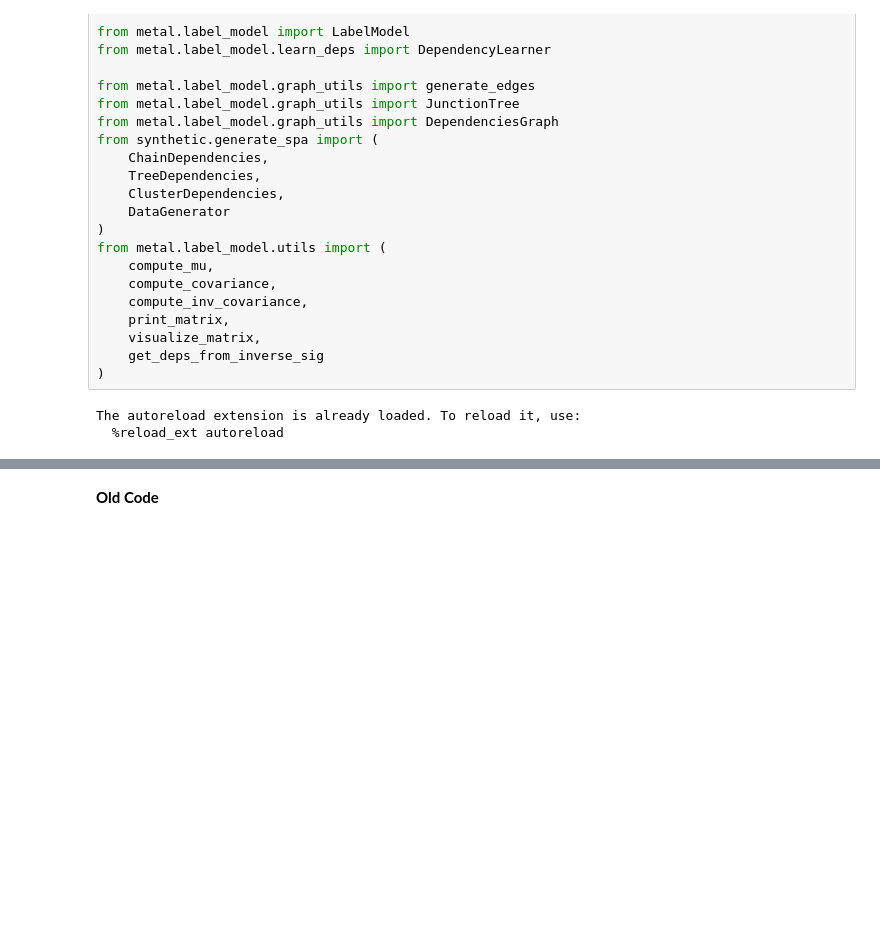
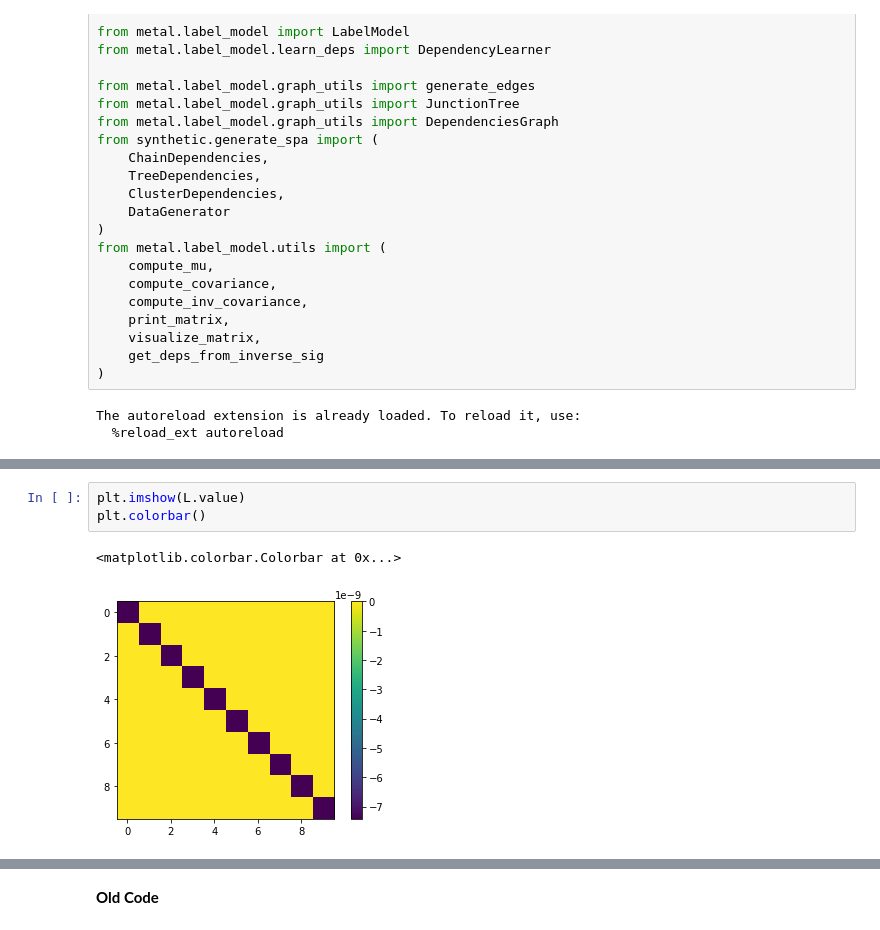
Before and after one commit to HazyResearch/metal, a Jupyter notebook: notebooks/pytorch_learn_deps.ipynb, the cells around one changed output, grey strips where cells are left out. Cells and saved outputs as stored; diff of their text form; blank space fills up the shorter version.

```diff
--- a/notebooks/pytorch_learn_deps.ipynb
+++ b/notebooks/pytorch_learn_deps.ipynb
@@ -123,0 +181,6 @@ array([[ 6.00784542e+00,  1.12390261e-14, -4.84954506e-15,
+# %%
+plt.imshow(L.value)
+plt.colorbar()
+# %% [output]
+<matplotlib.colorbar.Colorbar at 0x...>
+[figure, added]
```
Also changed, not shown: parts of 20 cells of this notebook.
